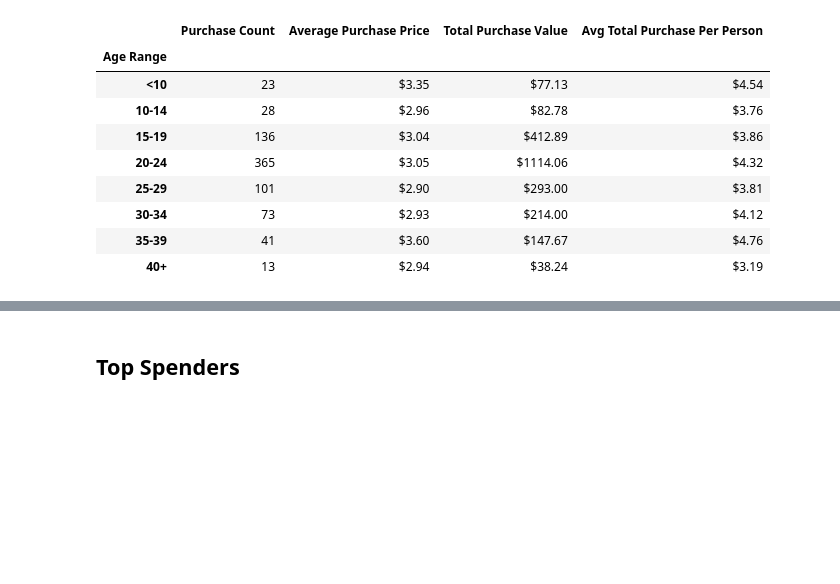
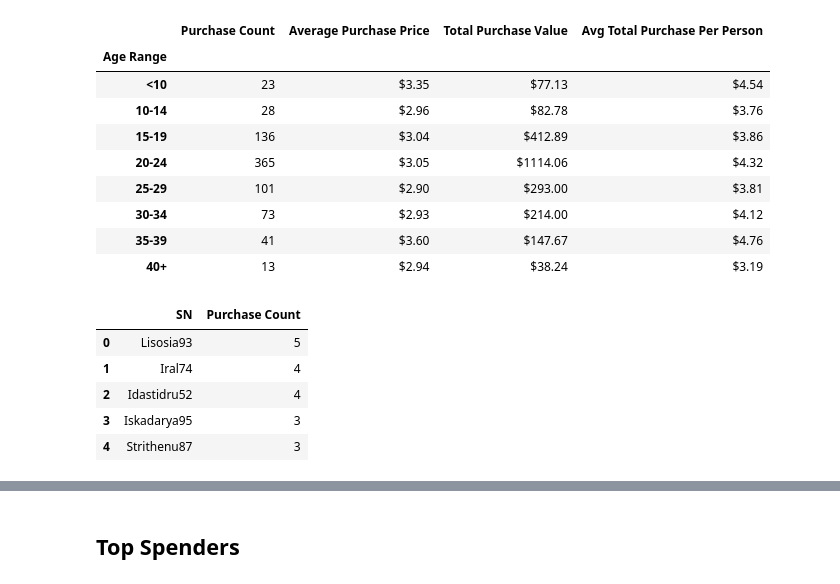
Before and after one commit to adrianstrecker/pandas-challenge, a Jupyter notebook: HeroesOfPymoli_starter.ipynb, the cells around one changed output, grey strips where cells are left out. Cells and saved outputs as stored; diff of their text form; code cells hidden in the pictures; blank space fills up the shorter version.

```diff
--- a/HeroesOfPymoli_starter.ipynb
+++ b/HeroesOfPymoli_starter.ipynb
@@ -437,3 +434,21 @@ age_pur_summary
 | 30-34 | 73 | $2.93 | $214.00 | $4.12 |
 | 35-39 | 41 | $3.60 | $147.67 | $4.76 |
 | 40+ | 13 | $2.94 | $38.24 | $3.19 |
+# %%
+spenders = purchase_data[["SN", "Price"]]
+spenders
+
+spender_count = pd.DataFrame(purchase_data["SN"].value_counts())
+spender_count.reset_index(inplace=True)
+spender_count.columns = ["SN", "Purchase Count"]
+spender_count.head()
+
+#top_spenders = spender_count.loc[spender_count["SN"] >= 3]
+#top_spenders
+# %% [output]
+|  | SN | Purchase Count |
+| 0 | Lisosia93 | 5 |
+| 1 | Iral74 | 4 |
+| 2 | Idastidru52 | 4 |
+| 3 | Iskadarya95 | 3 |
+| 4 | Strithenu87 | 3 |
```
Also changed, not shown: parts of 5 cells of this notebook.
